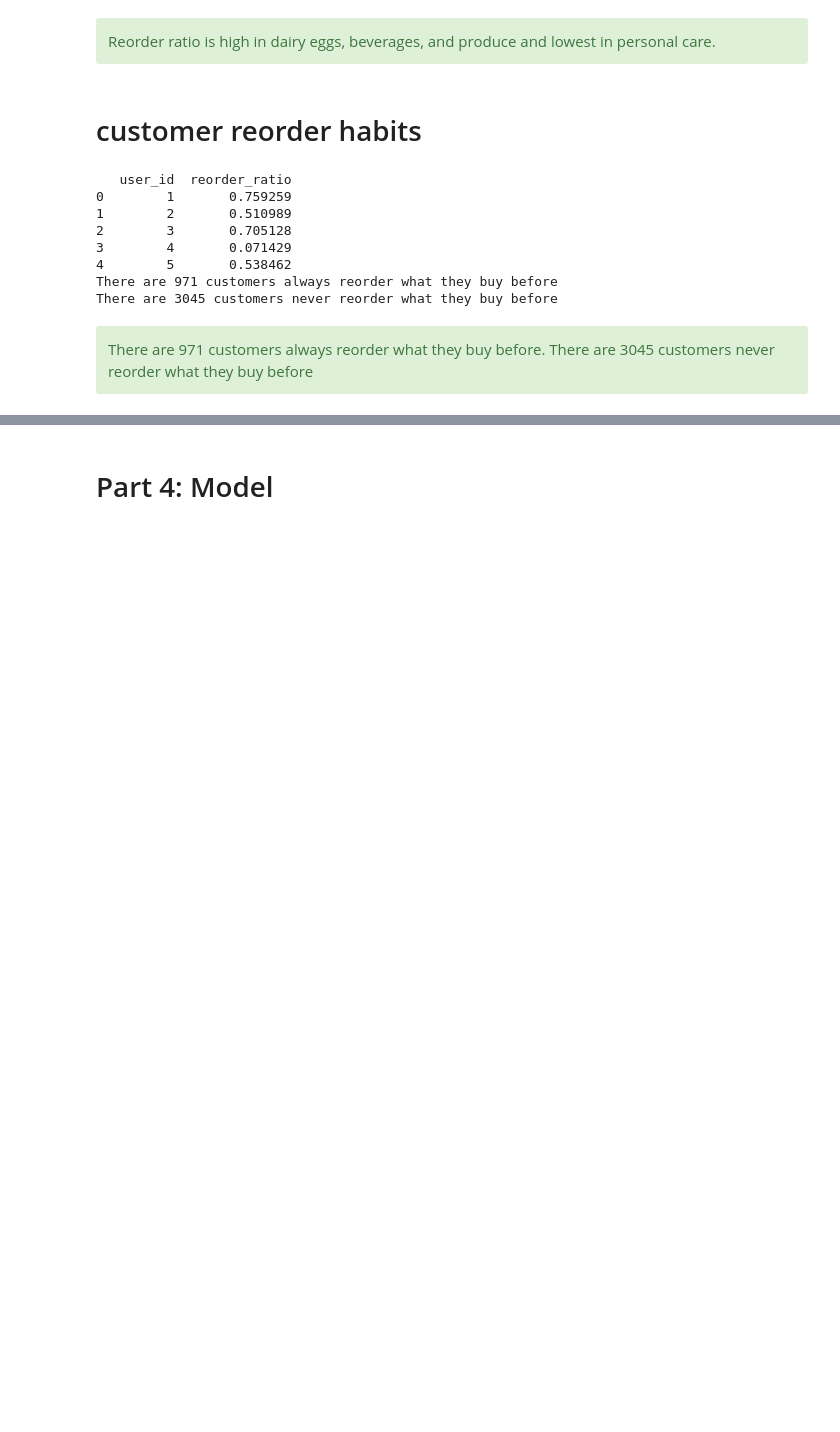
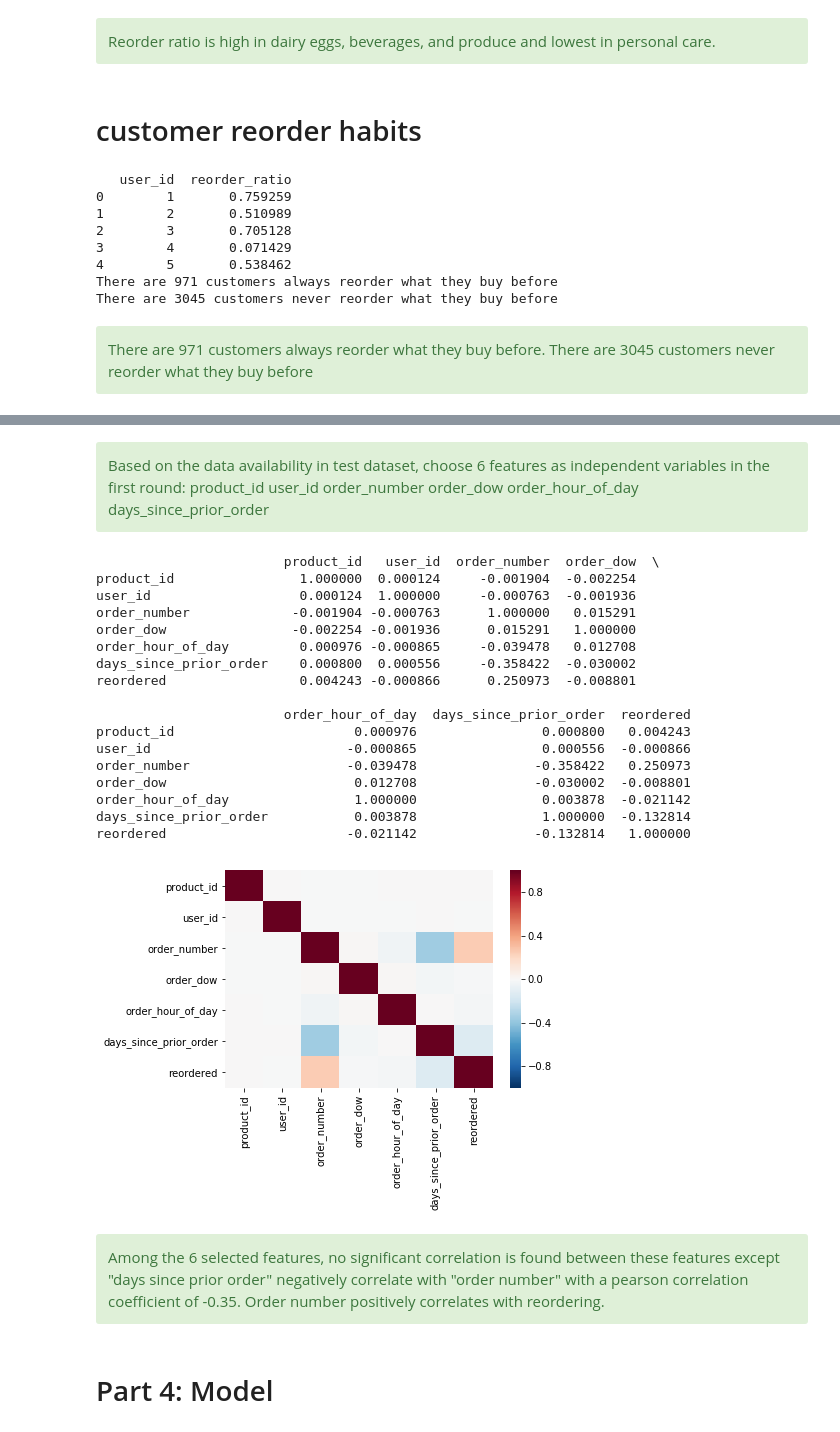
Before and after one commit to cfuther/Capstone-Project-1---Instacart, a Jupyter notebook: Capstone Project 1 - Predict Reorders.ipynb, the cells around one changed output, grey strips where cells are left out. Cells and saved outputs as stored; diff of their text form; code cells hidden in the pictures; blank space fills up the shorter version.

```diff
--- a/Capstone Project 1 - Predict Reorders.ipynb
+++ b/Capstone Project 1 - Predict Reorders.ipynb
@@ -417,2 +424,43 @@ First round include 9 features:
+# %% [markdown]
+<div class="alert alert-success">
+Based on the data availability in test dataset, choose 6 features as independent variables in the first round:
+product_id
+user_id
+order_number
+order_dow
+order_hour_of_day
+days_since_prior_order
+</div>
+# %%
+# check for correlation
+column_list = ['product_id','user_id','order_number', 'order_dow', 'order_hour_of_day','days_since_prior_order','reordered']
+pr_cor = pr_ord[column_list].corr()
+# %%
+print(pr_cor)
+sns.heatmap(pr_cor,vmin=-1,vmax=1,cmap='RdBu_r')
+plt.show()
+# %% [output]
+                        product_id   user_id  order_number  order_dow  \
+product_id                1.000000  0.000124     -0.001904  -0.002254
+user_id                   0.000124  1.000000     -0.000763  -0.001936
+order_number             -0.001904 -0.000763      1.000000   0.015291
+order_dow                -0.002254 -0.001936      0.015291   1.000000
+order_hour_of_day         0.000976 -0.000865     -0.039478   0.012708
+days_since_prior_order    0.000800  0.000556     -0.358422  -0.030002
+reordered                 0.004243 -0.000866      0.250973  -0.008801
+
+                        order_hour_of_day  days_since_prior_order  reordered
+product_id                       0.000976                0.000800   0.004243
+user_id                         -0.000865                0.000556  -0.000866
+order_number                    -0.039478               -0.358422   0.250973
+order_dow                        0.012708               -0.030002  -0.008801
+order_hour_of_day                1.000000                0.003878  -0.021142
+days_since_prior_order           0.003878                1.000000  -0.132814
+reordered                       -0.021142               -0.132814   1.000000
+[figure, added]
+# %% [markdown]
+<div class="alert alert-success">
+Among the 6 selected features, no significant correlation is found between these features except "days since prior order" negatively correlate with "order number" with a pearson correlation coefficient of -0.35. Order number positively correlates with reordering.
+</div>
 # %% [markdown]
 # Part 4: Model
```
Also changed, not shown: parts of 27 cells of this notebook.
